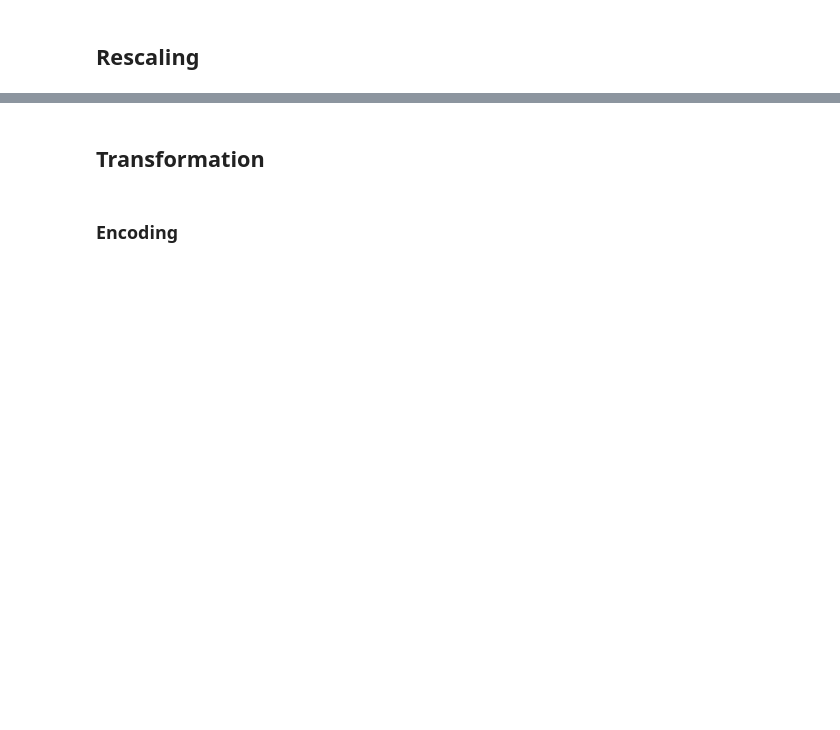
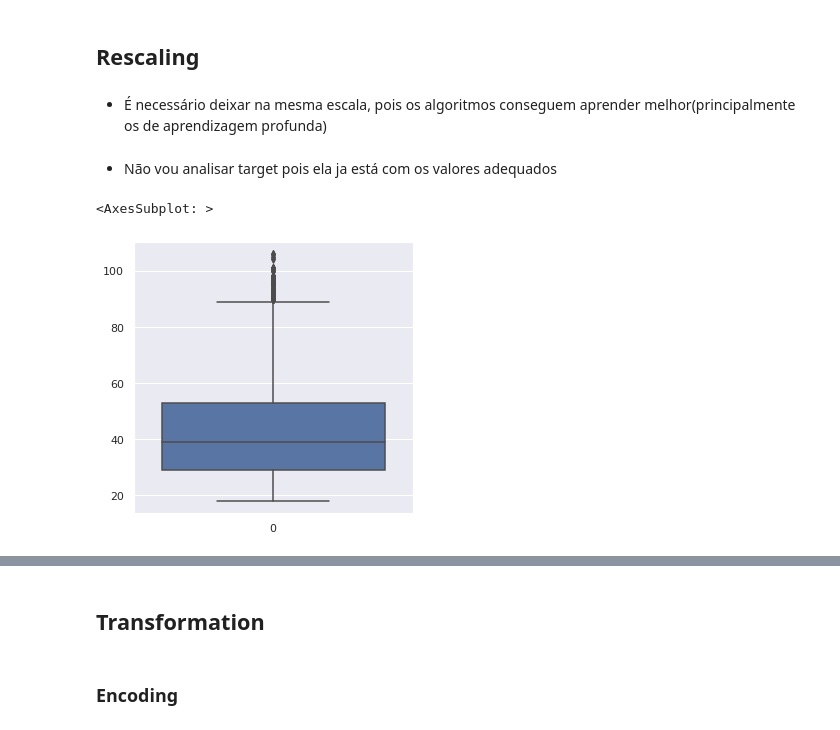
Before and after one commit to Edu-p/granting-of-credit, a Jupyter notebook: modelagem_risco_em_credito.ipynb, the cells around one changed output, grey strips where cells are left out. Drawn from its saved outputs; the diff is of its cells as text; code cells hidden in the pictures; blank space fills up the shorter version.

```diff
--- a/modelagem_risco_em_credito.ipynb
+++ b/modelagem_risco_em_credito.ipynb
@@ -605,2 +779,6 @@ df2_oot['DAY'] = df2_oot['REF_DATE'].dt.dayofweek
 # %% [markdown]
 ## Rescaling
+# %% [markdown]
+- É necessário deixar na mesma escala, pois os algoritmos conseguem aprender melhor(principalmente os de aprendizagem profunda)
+# %%
+a_train = df5_train.select_dtypes( include=['int64', 'float64'] )
@@ -606,0 +789,9 @@ df2_oot['DAY'] = df2_oot['REF_DATE'].dt.dayofweek
+# %% [markdown]
+- Não vou analisar target pois ela ja está com os valores adequados
+# %%
+# idade
+sns.set(rc={'figure.figsize':(5,5)})
+sns.boxplot( a_train['IDADE'] )
+# %% [output]
+<AxesSubplot: >
+[figure, added]
```
Also changed, not shown: parts of 176 cells of this notebook, 15 other files.
